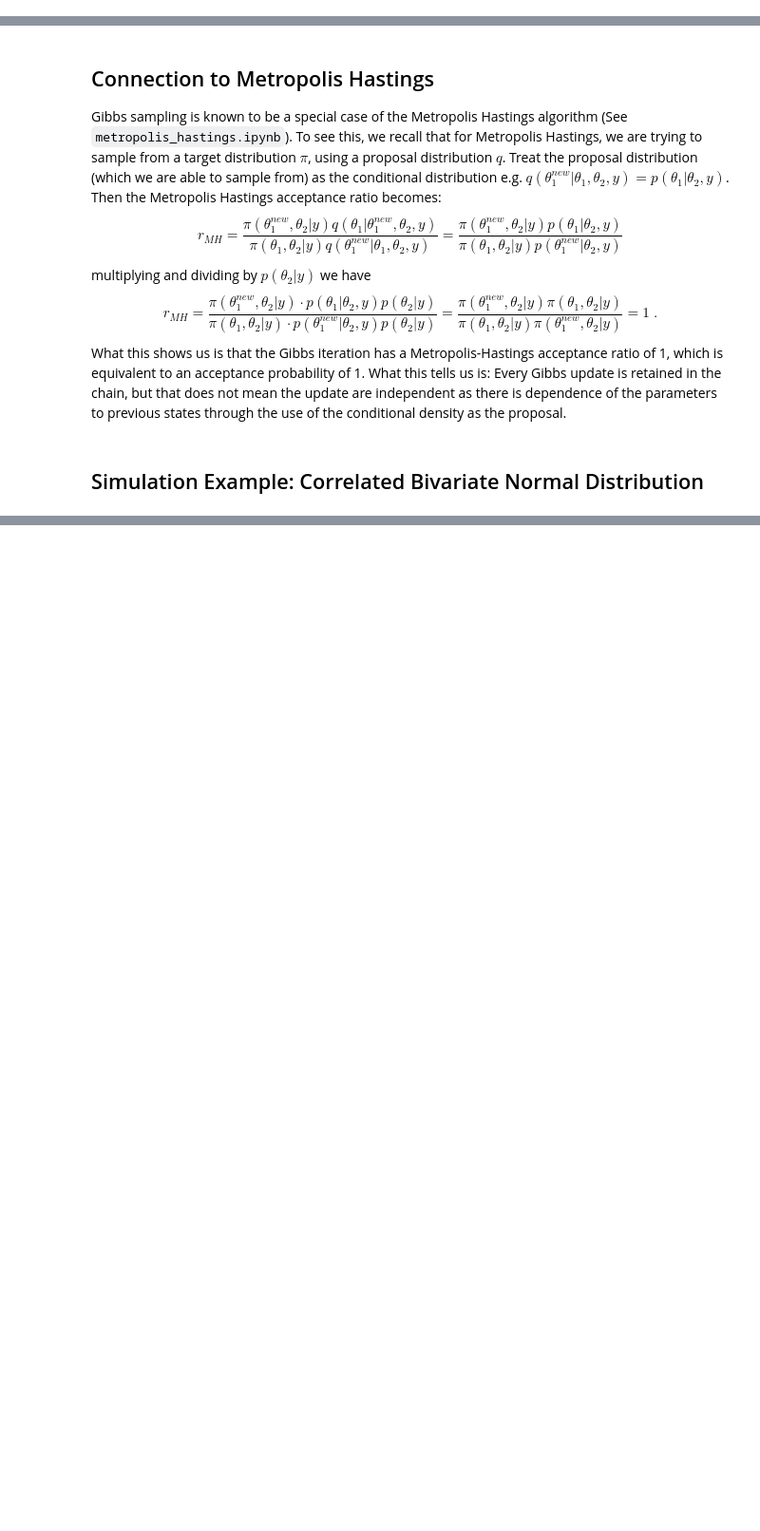
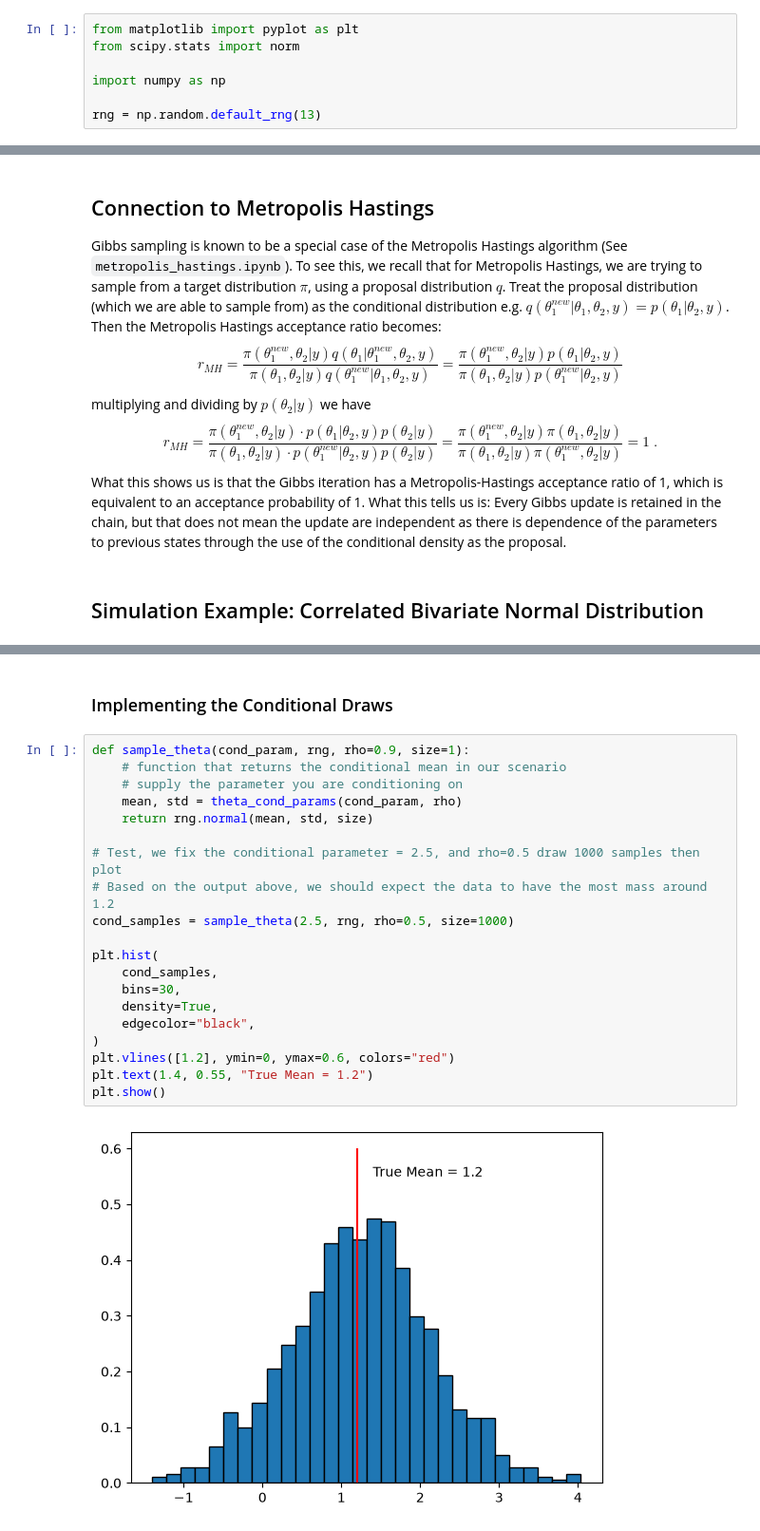
Before and after one commit to AndrewRambidis/STATS-PRAC, a Jupyter notebook: notebooks/Bayesian/mcmc_sampling/gibbs.ipynb, the cells around one changed output, grey strips where cells are left out. Shown at 95% size. Drawn from its saved outputs; the diff is of its cells as text; blank space fills up the shorter version.

```diff
--- a/notebooks/Bayesian/mcmc_sampling/gibbs.ipynb
+++ b/notebooks/Bayesian/mcmc_sampling/gibbs.ipynb
@@ -1,3 +1,10 @@
+# %%
+from matplotlib import pyplot as plt
+from scipy.stats import norm
+
+import numpy as np
+
+rng = np.random.default_rng(13)
 # %% [markdown]
 # Gibbs Sampler
 # %% [markdown]
@@ -56,0 +147,24 @@ What this shows us is that the Gibbs iteration has a Metropolis-Hastings accepta
+# %% [markdown]
+### Implementing the Conditional Draws
+# %%
+def sample_theta(cond_param, rng, rho=0.9, size=1):
+    # function that returns the conditional mean in our scenario
+    # supply the parameter you are conditioning on
+    mean, std = theta_cond_params(cond_param, rho)
+    return rng.normal(mean, std, size)
+
+# Test, we fix the conditional parameter = 2.5, and rho=0.5 draw 1000 samples then plot
+# Based on the output above, we should expect the data to have the most mass around 1.2
+cond_samples = sample_theta(2.5, rng, rho=0.5, size=1000)
+
+plt.hist(
+    cond_samples,
+    bins=30,
+    density=True,
+    edgecolor="black",
+)
+plt.vlines([1.2], ymin=0, ymax=0.6, colors="red")
+plt.text(1.4, 0.55, "True Mean = 1.2")
+plt.show()
+# %% [output]
+[figure, added]
```
Also changed, not shown: parts of 13 cells of this notebook.
